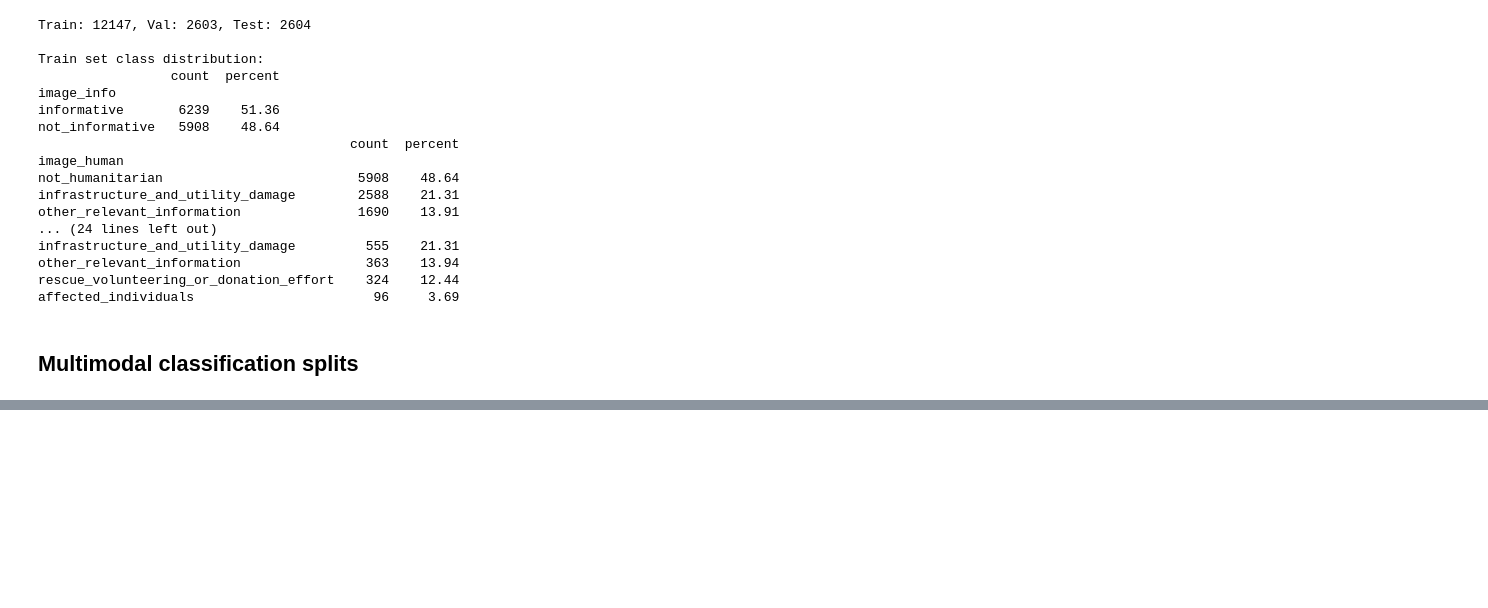
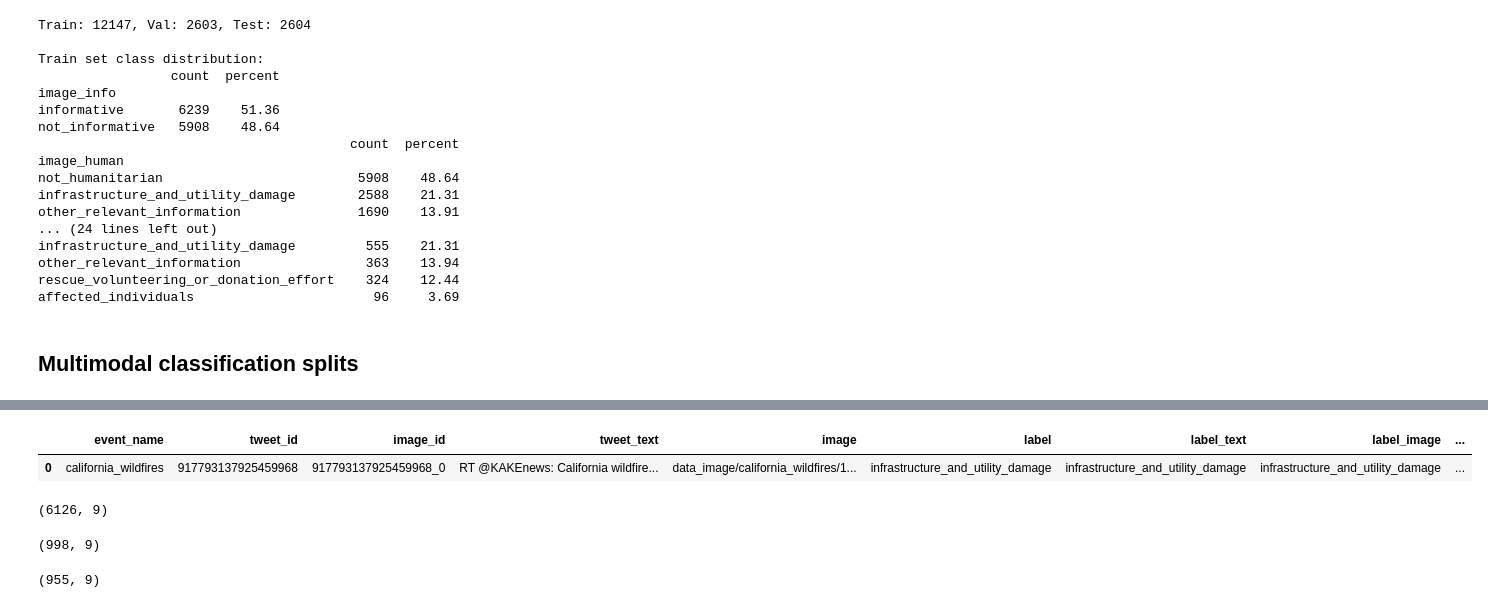
Before and after one commit to andreaceto/multimodal-crisis-classification, a Jupyter notebook: 02_data_preparation.ipynb, the cells around one changed output, grey strips where cells are left out. Saved outputs shown, nothing was run; the diff lists cells and outputs as text; code cells hidden in the pictures; blank space fills up the shorter version.

```diff
--- a/02_data_preparation.ipynb
+++ b/02_data_preparation.ipynb
@@ -271,0 +302,17 @@ img_df_test.to_csv(test_save_path, sep='\t', index=False)
+# %%
+task2_train_df.head(1)
+# %% [output]
+|  | event_name | tweet_id | image_id | tweet_text | image | label | label_text | label_image | ... |
+| 0 | california_wildfires | 917793137925459968 | 917793137925459968_0 | RT @KAKEnews: California wildfire... | data_image/california_wildfires/1... | infrastructure_and_utility_damage | infrastructure_and_utility_damage | infrastructure_and_utility_damage | ... |
+# %%
+task2_train_df.shape
+# %% [output]
+(6126, 9)
+# %%
+task2_val_df.shape
+# %% [output]
+(998, 9)
+# %%
+task2_test_df.shape
+# %% [output]
+(955, 9)
```
Also changed, not shown: parts of 10 cells of this notebook, 12 other files.
